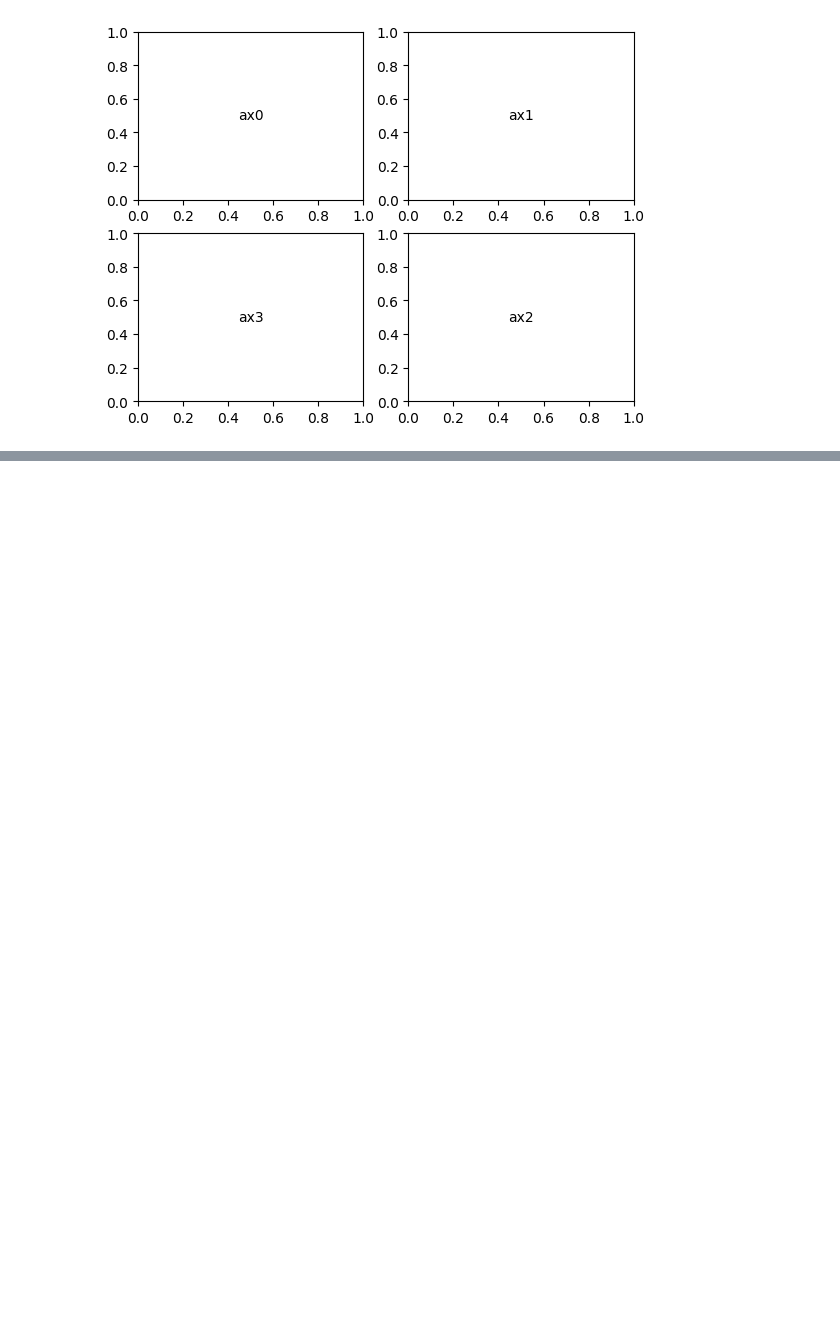
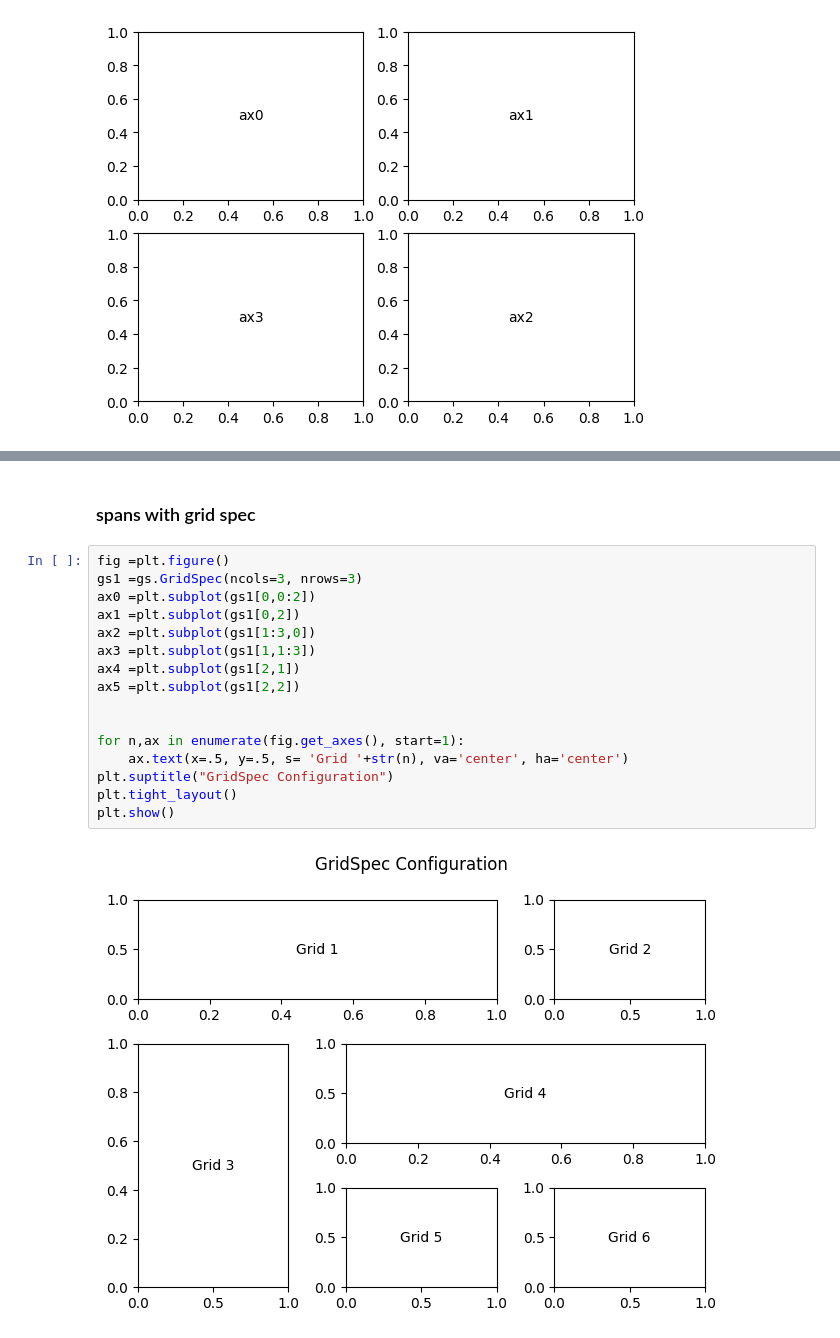
Before and after one commit to jvianna07/matplotlib-tutorial, a Jupyter notebook: tutorial4_subplot_basic.ipynb, the cells around one changed output, grey strips where cells are left out. Cells and saved outputs as stored; diff of their text form; blank space fills up the shorter version.

```diff
--- a/tutorial4_subplot_basic.ipynb
+++ b/tutorial4_subplot_basic.ipynb
@@ -88,0 +108,20 @@ plt.show()
+# %% [markdown]
+### spans with grid spec
+# %%
+fig =plt.figure()
+gs1 =gs.GridSpec(ncols=3, nrows=3)
+ax0 =plt.subplot(gs1[0,0:2])
+ax1 =plt.subplot(gs1[0,2])
+ax2 =plt.subplot(gs1[1:3,0])
+ax3 =plt.subplot(gs1[1,1:3])
+ax4 =plt.subplot(gs1[2,1])
+ax5 =plt.subplot(gs1[2,2])
+
+
+for n,ax in enumerate(fig.get_axes(), start=1):
+    ax.text(x=.5, y=.5, s= 'Grid '+str(n), va='center', ha='center')
+plt.suptitle("GridSpec Configuration")
+plt.tight_layout()
+plt.show()
+# %% [output]
+[figure, added]
```
Also changed, not shown: parts of 7 cells of this notebook, 1 other file.
